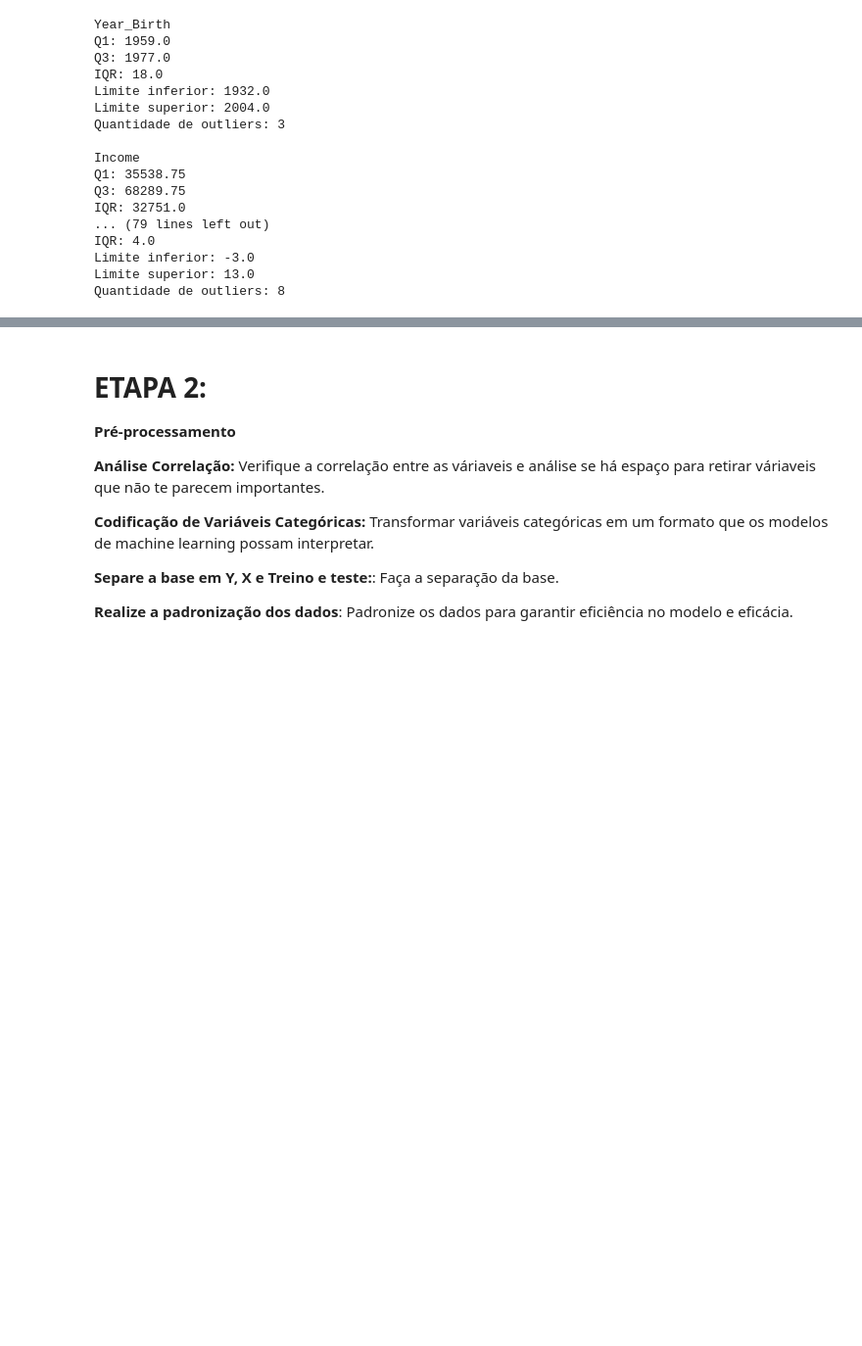
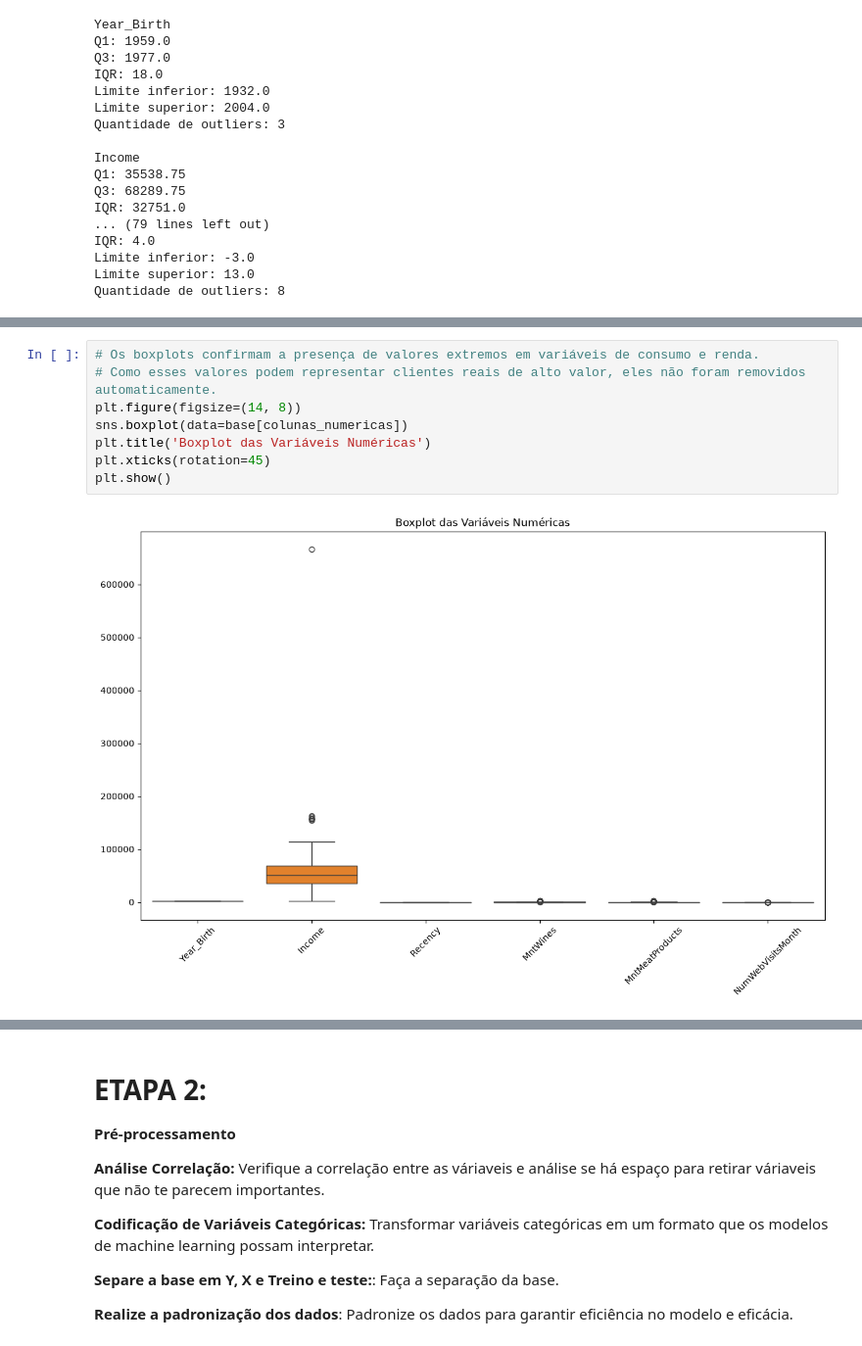
Before and after one commit to Leocarneiroo/data-science-projects, a Jupyter notebook: PCA-analise-de-modelos/Profissao Cientista de Dados M37 Projeto.ipynb, the cells around one changed output, grey strips where cells are left out. Shown at 98% size. Cells and saved outputs as stored; diff of their text form; blank space fills up the shorter version.

```diff
--- a/PCA-analise-de-modelos/Profissao Cientista de Dados M37 Projeto.ipynb
+++ b/PCA-analise-de-modelos/Profissao Cientista de Dados M37 Projeto.ipynb
@@ -249,0 +280,10 @@ Quantidade de outliers: 8
+# %%
+# Os boxplots confirmam a presença de valores extremos em variáveis de consumo e renda.
+# Como esses valores podem representar clientes reais de alto valor, eles não foram removidos automaticamente.
+plt.figure(figsize=(14, 8))
+sns.boxplot(data=base[colunas_numericas])
+plt.title('Boxplot das Variáveis Numéricas')
+plt.xticks(rotation=45)
+plt.show()
+# %% [output]
+[figure, added]
```
Also changed, not shown: parts of 40 cells of this notebook, 2 other files.
